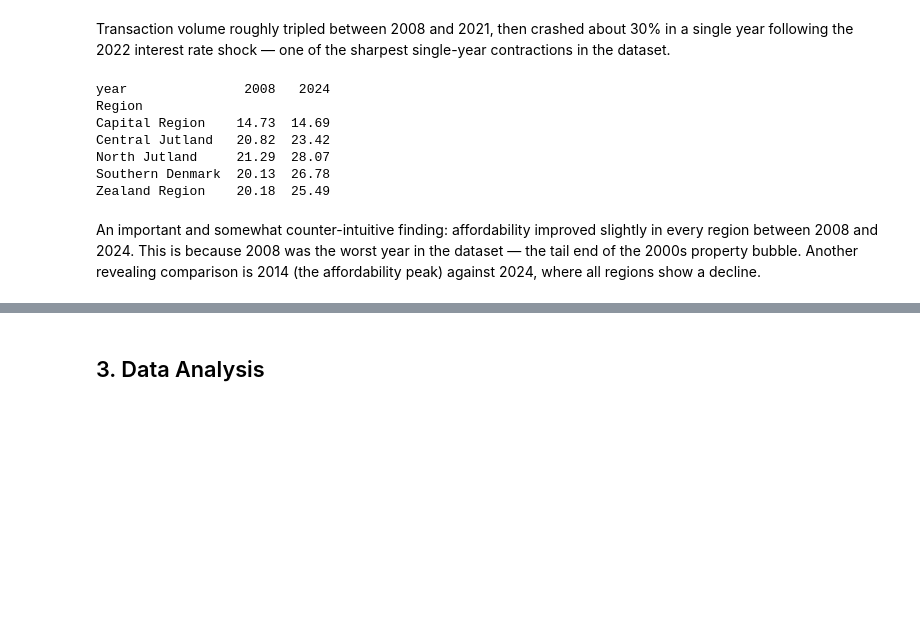
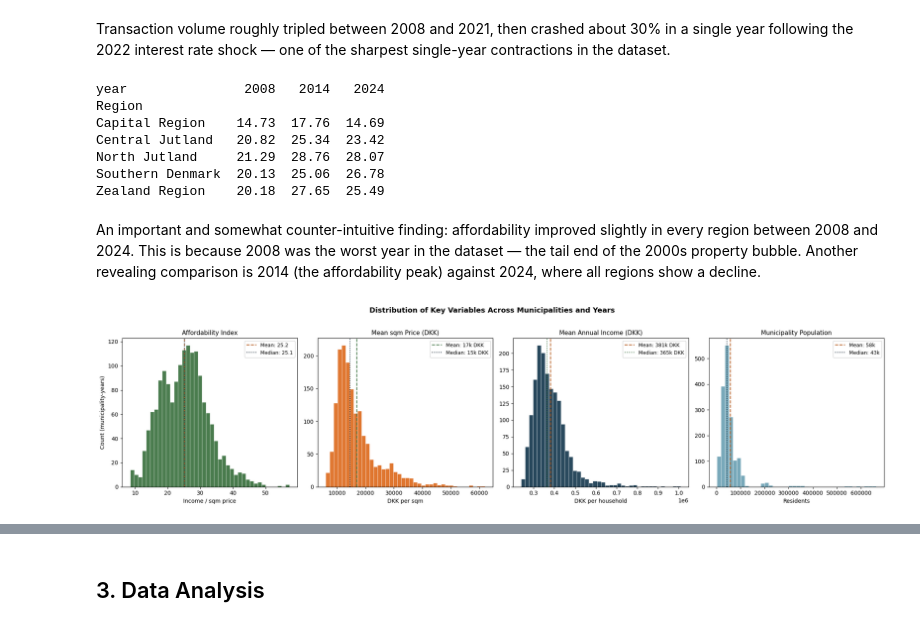
Before and after one commit to Sandra359/Sandra359.github.io, a Jupyter notebook: FinalProject/ExplainerNotebook.ipynb, the cells around one changed output, grey strips where cells are left out. Drawn from its saved outputs; the diff is of its cells as text; code cells hidden in the pictures; blank space fills up the shorter version.

```diff
--- a/FinalProject/ExplainerNotebook.ipynb
+++ b/FinalProject/ExplainerNotebook.ipynb
@@ -147,15 +150,63 @@ Name: no_sales, dtype: int64
 Transaction volume roughly tripled between 2008 and 2021, then crashed about 30% in a single year following the 2022 interest rate shock — one of the sharpest single-year contractions in the dataset.
 # %%
 # ── Affordability by region: 2008 vs 2024 ─────────────────────────────────────
-comp = df_reg[df_reg['year'].isin([2008, 2024])][['Region','year','affordability']]
+comp = df_reg[df_reg['year'].isin([2008, 2014, 2024])][['Region','year','affordability']]
 print(comp.pivot(index='Region', columns='year', values='affordability').round(2))
 # %% [output]
-year               2008   2024
+year               2008   2014   2024
 Region
-Capital Region    14.73  14.69
-Central Jutland   20.82  23.42
-North Jutland     21.29  28.07
-Southern Denmark  20.13  26.78
-Zealand Region    20.18  25.49
+Capital Region    14.73  17.76  14.69
+Central Jutland   20.82  25.34  23.42
+North Jutland     21.29  28.76  28.07
+Southern Denmark  20.13  25.06  26.78
+Zealand Region    20.18  27.65  25.49
 # %% [markdown]
 An important and somewhat counter-intuitive finding: affordability improved slightly in every region between 2008 and 2024. This is because 2008 was the worst year in the dataset — the tail end of the 2000s property bubble. Another revealing comparison is 2014 (the affordability peak) against 2024, where all regions show a decline.
+# %%
+import matplotlib.pyplot as plt
+
+fig, axes = plt.subplots(1, 4, figsize=(20, 5))
+fig.suptitle('Distribution of Key Variables Across Municipalities and Years',
+             fontsize=13, fontweight='bold', y=1.02)
+
+# ── Affordability index ───────────────────────────────────────────────────────
+axes[0].hist(df_mun['affordability'], bins=40, color='#4a7c4e', edgecolor='white', linewidth=0.4)
+axes[0].axvline(df_mun['affordability'].mean(), color='#b85e20', linestyle='--', linewidth=1.5, label=f"Mean: {df_mun['affordability'].mean():.1f}")
+axes[0].axvline(df_mun['affordability'].median(), color='#1e3040', linestyle=':', linewidth=1.5, label=f"Median: {df_mun['affordability'].median():.1f}")
+axes[0].set_title('Affordability Index', fontsize=11)
+axes[0].set_xlabel('Income / sqm price')
+axes[0].set_ylabel('Count (municipality-years)')
+axes[0].legend(fontsize=9)
+
+# ── Sqm price ────────────────────────────────────────────────────────────────
+axes[1].hist(df_mun['sqm_price_mean'], bins=40, color='#e07832', edgecolor='white', linewidth=0.4)
+axes[1].axvline(df_mun['sqm_price_mean'].mean(), color='#4a7c4e', linestyle='--', linewidth=1.5, label=f"Mean: {df_mun['sqm_price_mean'].mean()/1000:.0f}k DKK")
+axes[1].axvline(df_mun['sqm_price_mean'].median(), color='#1e3040', linestyle=':', linewidth=1.5, label=f"Median: {df_mun['sqm_price_mean'].median()/1000:.0f}k DKK")
+axes[1].set_title('Mean sqm Price (DKK)', fontsize=11)
+axes[1].set_xlabel('DKK per sqm')
+axes[1].set_ylabel('')
+axes[1].legend(fontsize=9)
+
+# ── Income ───────────────────────────────────────────────────────────────────
+axes[2].hist(df_mun['income'], bins=40, color='#2a4a5e', edgecolor='white', linewidth=0.4)
+axes[2].axvline(df_mun['income'].mean(), color='#b85e20', linestyle='--', linewidth=1.5, label=f"Mean: {df_mun['income'].mean()/1000:.0f}k DKK")
+axes[2].axvline(df_mun['income'].median(), color='#4a7c4e', linestyle=':', linewidth=1.5, label=f"Median: {df_mun['income'].median()/1000:.0f}k DKK")
+axes[2].set_title('Mean Annual Income (DKK)', fontsize=11)
+axes[2].set_xlabel('DKK per household')
+axes[2].set_ylabel('')
+axes[2].legend(fontsize=9)
+
+# ── Population ───────────────────────────────────────────────────────────────
+axes[3].hist(df_mun['population'], bins=40, color='#7aaabb', edgecolor='white', linewidth=0.4)
+axes[3].axvline(df_mun['population'].mean(), color='#b85e20', linestyle='--', linewidth=1.5, label=f"Mean: {df_mun['population'].mean()/1000:.0f}k")
+axes[3].axvline(df_mun['population'].median(), color='#1e3040', linestyle=':', linewidth=1.5, label=f"Median: {df_mun['population'].median()/1000:.0f}k")
+axes[3].set_title('Municipality Population', fontsize=11)
+axes[3].set_xlabel('Residents')
+axes[3].set_ylabel('')
+axes[3].legend(fontsize=9)
+
+plt.tight_layout()
+plt.savefig('Figures/distributions.png', dpi=150, bbox_inches='tight')
+plt.show()
+# %% [output]
+[figure, added]
```
Also changed, not shown: parts of 10 cells of this notebook, 23 other files.
